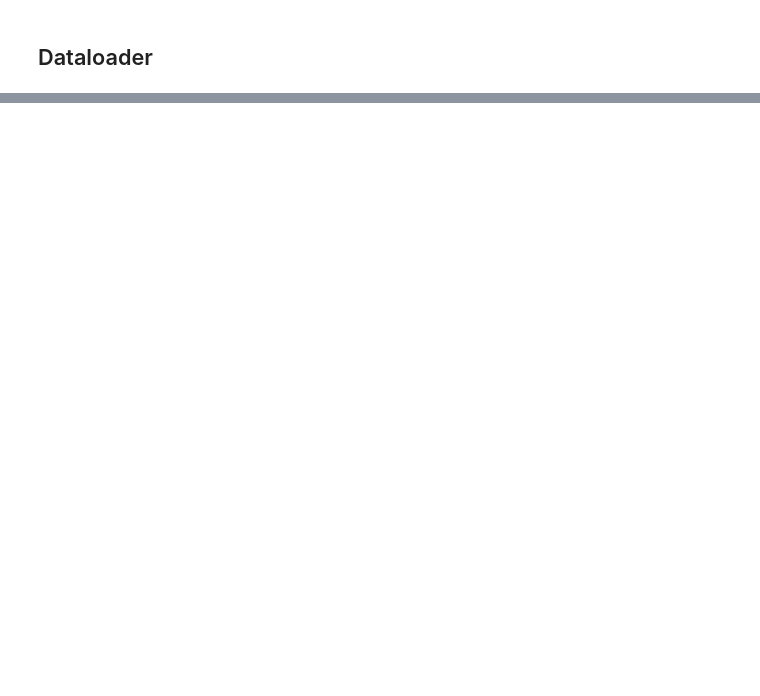
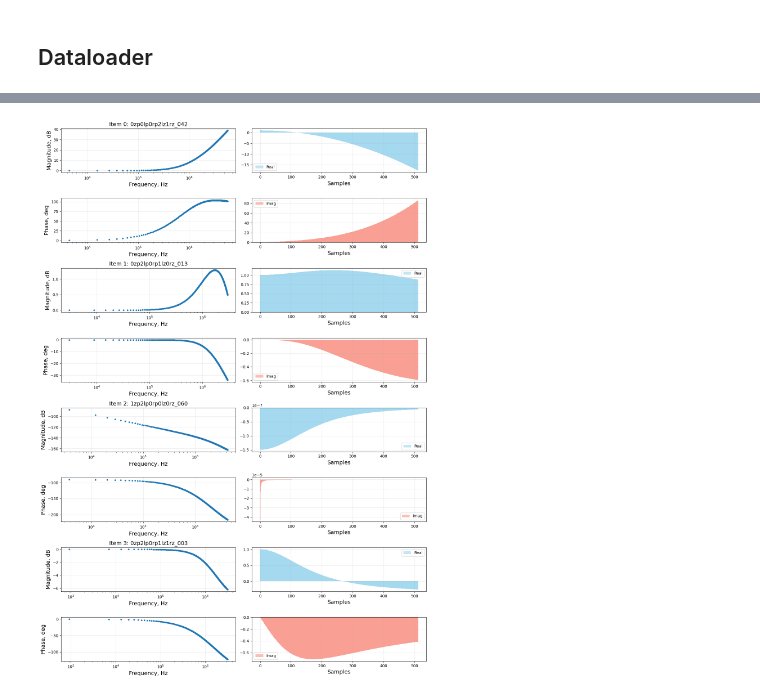
Before and after one commit to romangorbunov91/zeros-poles-masks, a Jupyter notebook: debug_notebook.ipynb, the cells around one changed output, grey strips where cells are left out. Cells and saved outputs as stored; diff of their text form; code cells hidden in the pictures; blank space fills up the shorter version.

```diff
--- a/debug_notebook.ipynb
+++ b/debug_notebook.ipynb
@@ -94,0 +63,66 @@ tensor([ 1.1135e+00,  1.2064e+00,  1.3097e+00,  1.4233e+00,  1.5470e+00,
+# %%
+user_fontsize = 14
+user_ylabel = ['Magnitude, dB', 'Phase, deg']
+user_colors = ['skyblue', 'salmon']
+bar_width = 2.0
+# %%
+N_samples = 4
+split = configer['split']
+
+mask_path = Path(dataset_dir) / (split + "_masks.json")
+assert mask_path.exists(), f"Mask not found: {mask_path}"
+with open(mask_path, "r") as f:
+    masks = json.load(f)
+
+samples_full = list(masks.keys())
+samples = np.random.choice(samples_full, size=N_samples, replace=False).tolist()
+# %%
+from utils.ZerosPolesDataset import ZerosPolesDataset
+
+dataset = ZerosPolesDataset(
+    dataset_dir = dataset_dir,
+    split = configer['split'],
+    samples=samples
+)
+
+from utils.settings import var
+
+x_samples = np.array(range(N))
+
+fig, axs = plt.subplots(nrows=2*N_samples, ncols=2, figsize=(14,N_samples*5))
+axs = axs.flatten()
+
+for k in range(N_samples):
+    data_tensor, masks_tensor, freq = dataset.__getitem__(k)
+    data_real_imag = data_tensor.numpy()
+    data_mag_db, data_ph_deg = real_imag_to_mag_db_ph_deg(data_real_imag[:,0], data_real_imag[:,1])
+
+    data = np.column_stack([freq, data_mag_db, data_ph_deg])
+
+    for idx in range(4):
+        ax = axs[k*4+idx]
+        if idx == 0:
+            ax.plot(data[:, var.freq.value], data[:, var.mag_db.value], 'o', markersize=3, linestyle='')
+            ax.set_ylabel(user_ylabel[0], fontsize=user_fontsize)
+            ax.set_xscale('log')
+            ax.set_xlabel('Frequency, Hz', fontsize=user_fontsize)
+            ax.set_title(f"Item {k}: {samples[k]}", fontsize=user_fontsize)
+        elif idx == 1:
+            ax.bar(x_samples, data_real_imag[:,0], width=bar_width, label='Real', color=user_colors[0], alpha=0.5)
+            ax.legend()
+            ax.set_xlabel('Samples', fontsize=user_fontsize)
+        elif idx == 2:
+            ax.plot(data[:, var.freq.value], data[:, var.ph_deg.value], 'o', markersize=3, linestyle='')
+            ax.set_ylabel(user_ylabel[1], fontsize=user_fontsize)
+            ax.set_xscale('log')
+            ax.set_xlabel('Frequency, Hz', fontsize=user_fontsize)
+        elif idx == 3:
+            ax.bar(x_samples, data_real_imag[:,1], width=bar_width, label='Imag', color=user_colors[1], alpha=0.5)
+            ax.legend()
+            ax.set_xlabel('Samples', fontsize=user_fontsize)
+        ax.axes.grid(True, alpha=0.3)
+
+plt.tight_layout()
+plt.show()
+# %% [output]
+[figure, added]
```
Also changed, not shown: parts of 5 cells of this notebook.
